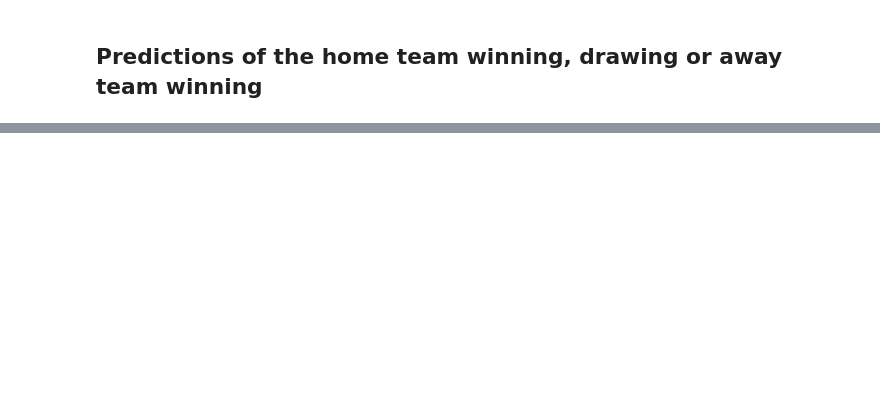
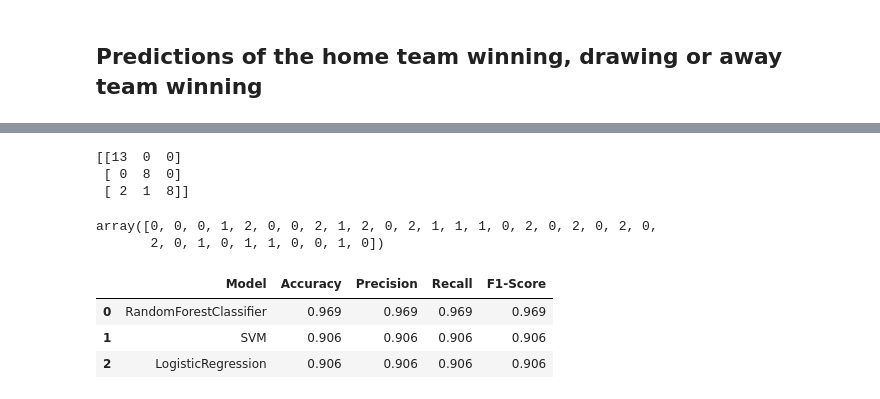
Before and after one commit to caiocmb7/projetos, a Jupyter notebook: ML&AI/world cup 2022/worldcup_eda.ipynb, the cells around one changed output, grey strips where cells are left out. Cells and saved outputs as stored; diff of their text form; code cells hidden in the pictures; blank space fills up the shorter version.

```diff
--- a/ML&AI/world cup 2022/worldcup_eda.ipynb
+++ b/ML&AI/world cup 2022/worldcup_eda.ipynb
@@ -2632,0 +1508,4 @@ df_results
+# %%
+ros = RandomOverSampler()
+
+X_resampled, y_resampled = ros.fit_resample(X, y)
@@ -2632,0 +1596,8 @@ df_results
+# %%
+X_train, X_test, y_train, y_test = train_test_split(
+    X_resampled, y_resampled, test_size=0.33, random_state=42
+)
+print(f"X_train.shape: \t{X_train.shape}")
+print(f"y_train.shape: \t{y_train.shape}")
+print(f"X_test.shape: \t{X_test.shape}")
+print(f"y_test.shape: \t{y_test.shape}")
@@ -2632,0 +1692,8 @@ df_results
+# %%
+X_train, X_test, y_train, y_test = train_test_split(
+    X_resampled, y_resampled, test_size=0.33, random_state=42
+)
+print(f"X_train.shape: \t{X_train.shape}")
+print(f"y_train.shape: \t{y_train.shape}")
+print(f"X_test.shape: \t{X_test.shape}")
+print(f"y_test.shape: \t{y_test.shape}")
@@ -2632,0 +1760,45 @@ df_results
+# %%
+confusion_matrix = confusion_matrix(y_test, y_pred)
+print(confusion_matrix)
+# %% [output]
+[[13  0  0]
+ [ 0  8  0]
+ [ 2  1  8]]
+# %%
+y_pred
+# %% [output]
+array([0, 0, 0, 1, 2, 0, 0, 2, 1, 2, 0, 2, 1, 1, 1, 0, 2, 0, 2, 0, 2, 0,
+       2, 0, 1, 0, 1, 1, 0, 0, 1, 0])
+# %%
+models_results = [
+    {
+        "Model": "RandomForestClassifier",
+        "Accuracy": accuracy_clf,
+        "Precision": precision_clf,
+        "Recall": recall_clf,
+        "F1-Score": f1_clf,
+    },
+    {
+        "Model": "SVM",
+        "Accuracy": accuracy_svm,
+        "Precision": precision_svm,
+        "Recall": recall_svm,
+        "F1-Score": f1_svm,
+    },
+    {
+        "Model": "LogisticRegression",
+        "Accuracy": accuracy_logreg,
+        "Precision": precision_logreg,
+        "Recall": recall_logreg,
+        "F1-Score": f1_logreg,
+    },
+]
+df_results = pd.DataFrame(
+    models_results, columns=["Model", "Accuracy", "Precision", "Recall", "F1-Score"]
+)
+df_results
+# %% [output]
+|  | Model | Accuracy | Precision | Recall | F1-Score |
+| 0 | RandomForestClassifier | 0.969 | 0.969 | 0.969 | 0.969 |
+| 1 | SVM | 0.906 | 0.906 | 0.906 | 0.906 |
+| 2 | LogisticRegression | 0.906 | 0.906 | 0.906 | 0.906 |
```
Also changed, not shown: parts of 121 cells of this notebook.
